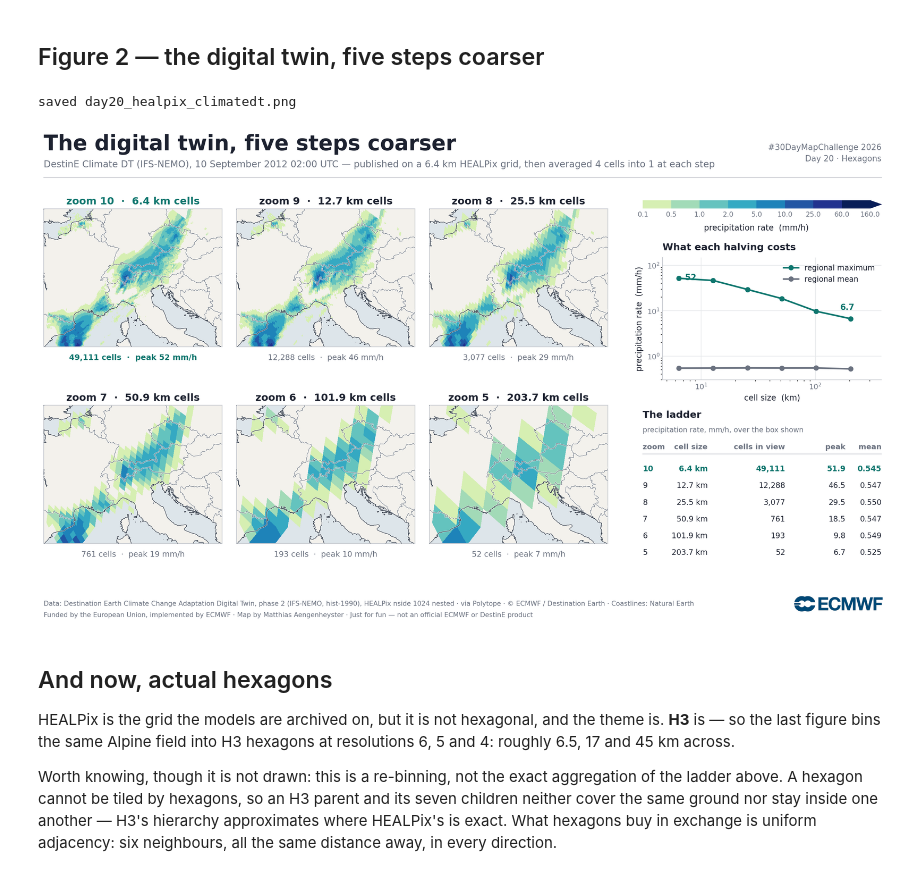
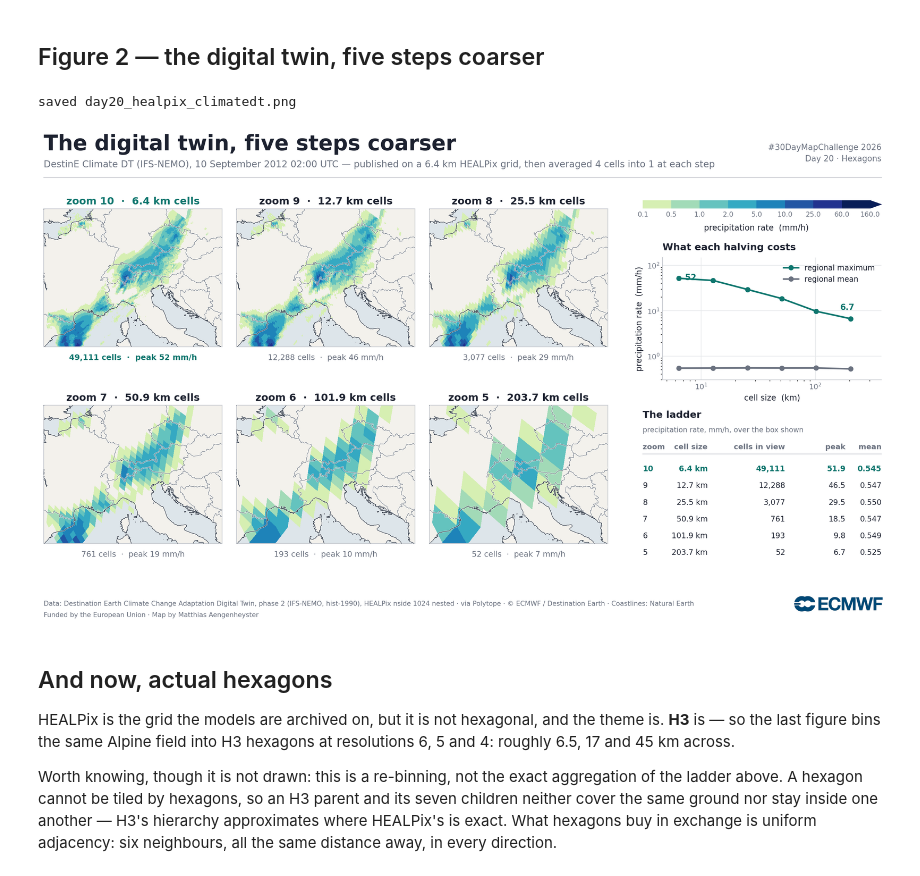
Before and after one commit to mattphysics/30dmc2026, a Jupyter notebook: day20_healpix_nesting.ipynb, the cells around one changed output. Saved outputs shown, nothing was run; the diff lists cells and outputs as text; code cells hidden in the pictures.

```diff
--- a/day20_healpix_nesting.ipynb
+++ b/day20_healpix_nesting.ipynb
@@ -473,36 +473,35 @@ CX=[0.700,0.772,0.858,0.925,0.965]
 fig.text(CX[0],0.420,"The ladder",color=INK,fontsize=12,fontweight="bold")
 fig.text(CX[0],0.391,"precipitation rate, mm/h, over the box shown",color=MUT,fontsize=8.8)
 hd=["zoom","cell size","cells in view","peak","mean"]
 for x,t,ha in zip(CX,hd,["left","right","right","right","right"]):
     fig.text(x,0.357,t,color=MUT,fontsize=9.2,fontweight="bold",ha=ha)
 fig.lines.append(plt.Line2D([CX[0],CX[-1]],[0.347,0.347],transform=fig.transFigure,color=EDGE,lw=0.8))
 for i,z in enumerate(zz):
     y=0.313-i*0.0335
     col=CDT if z==CDT_ZF else INK; w="bold" if z==CDT_ZF else "normal"
     km_,mx_,mn_,n_=CSTAT[z]
     for x,t,ha in zip(CX,["%d"%z,"%.1f km"%km_,format(int(n_),","),"%.1f"%mx_,"%.3f"%mn_],
                       ["left","right","right","right","right"]):
         fig.text(x,y,t,color=col,fontsize=9.4,ha=ha,fontweight=w)
 
 fig.text(0.035,0.955,"The digital twin, five steps coarser",color=INK,fontsize=26,fontweight="bold")
 fig.text(0.035,0.921,"DestinE Climate DT (IFS-NEMO), 10 September 2012 02:00 UTC — published on a "
          "6.4 km HEALPix grid, then averaged 4 cells into 1 at each step",color=MUT,fontsize=11.5)
 fig.text(0.965,0.955,"#30DayMapChallenge 2026",color=MUT,fontsize=10,ha="right")
 fig.text(0.965,0.933,"Day 20 · Hexagons",color=MUT,fontsize=10,ha="right")
 fig.lines.append(plt.Line2D([0.035,0.965],[0.900,0.900],transform=fig.transFigure,color=EDGE,lw=1.0))
 fig.text(0.035,0.044,"Data: Destination Earth Climate Change Adaptation Digital Twin, phase 2 (IFS-NEMO, hist-1990), "
          "HEALPix nside 1024 nested · via Polytope · © ECMWF / Destination Earth · Coastlines: Natural Earth",
          color=MUT,fontsize=8.2)
-fig.text(0.035,0.021,"Funded by the European Union, implemented by ECMWF · Map by Matthias Aengenheyster · "
-         "Just for fun — not an official ECMWF or DestinE product",color=MUT,fontsize=8.2)
+fig.text(0.035,0.021,"Funded by the European Union · Map by Matthias Aengenheyster",color=MUT,fontsize=8.2)
 try:
     a=fig.add_axes([0.868,0.022,0.098,0.050]); a.imshow(mpimg.imread("assets/ECMWF_Core_Logo_RGB.png")); a.axis("off")
 except FileNotFoundError: pass
 fig.savefig("day20_healpix_climatedt.png",facecolor="white")
 print("saved day20_healpix_climatedt.png")
 # %% [output]
 saved day20_healpix_climatedt.png
-[figure, old version]
+[figure, new version]
 # %% [markdown]
 ## And now, actual hexagons
 
```
Also changed, not shown: parts of 2 cells of this notebook, 5 other files.
